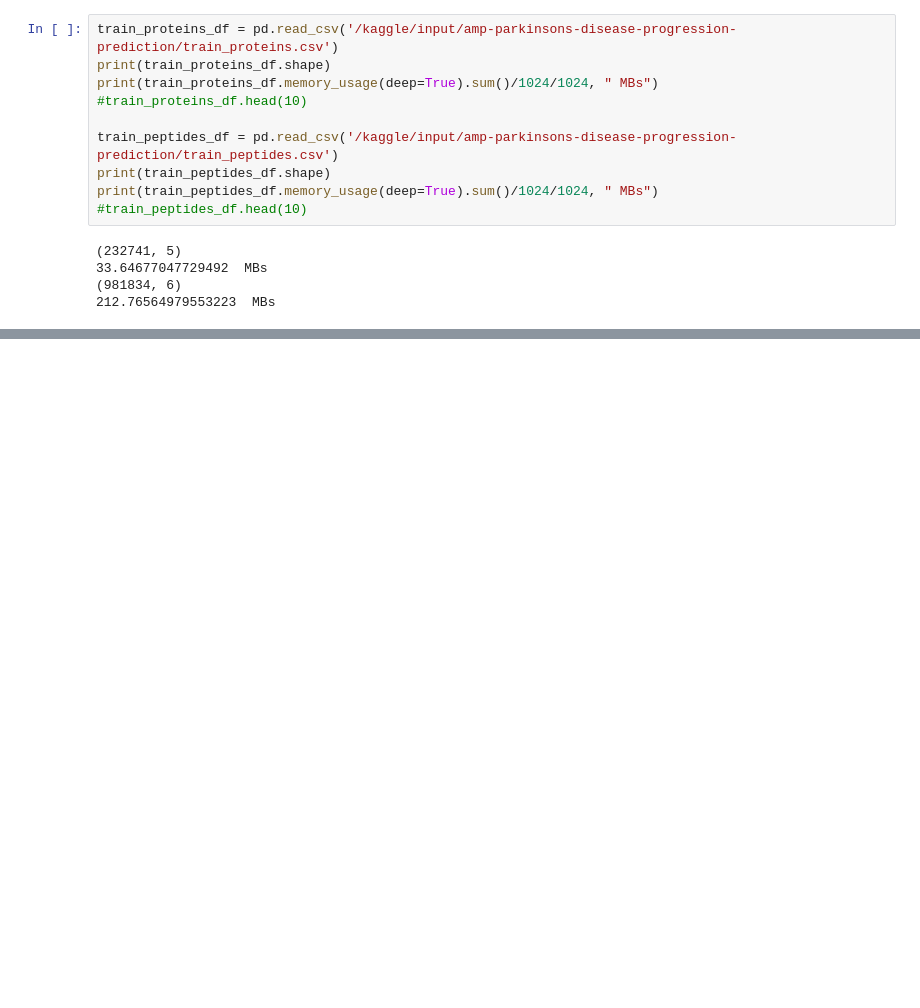
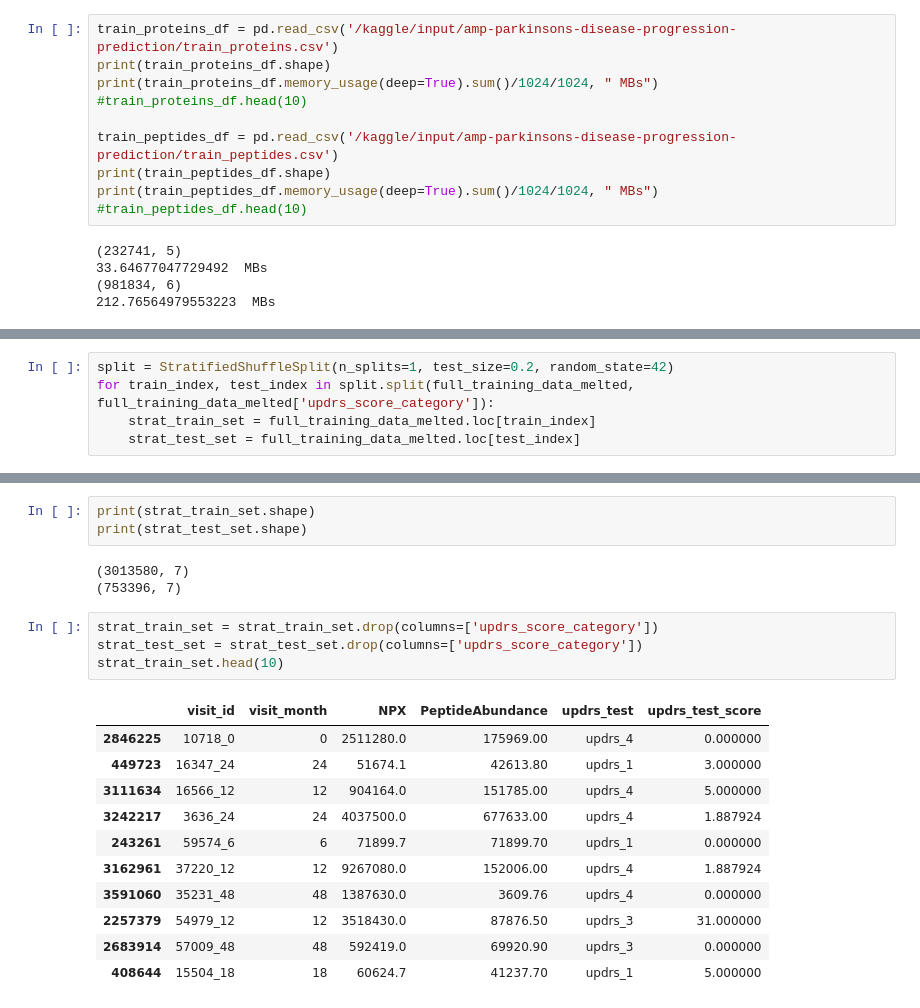
Before and after one commit to sumaniitm/AMP-parkinsons-disease-progression-prediction, a Jupyter notebook: amp-parkinson-s-disease-progression-prediction.ipynb, the cells around one changed output, grey strips where cells are left out. Cells and saved outputs as stored; diff of their text form; blank space fills up the shorter version.

```diff
--- a/amp-parkinson-s-disease-progression-prediction.ipynb
+++ b/amp-parkinson-s-disease-progression-prediction.ipynb
@@ -187,0 +190,5 @@ full_training_data_melted[full_training_data_melted['updrs_test_score']==0].plot
+# %%
+split = StratifiedShuffleSplit(n_splits=1, test_size=0.2, random_state=42)
+for train_index, test_index in split.split(full_training_data_melted, full_training_data_melted['updrs_score_category']):
+    strat_train_set = full_training_data_melted.loc[train_index]
+    strat_test_set = full_training_data_melted.loc[test_index]
@@ -187,0 +223,22 @@ full_training_data_melted[full_training_data_melted['updrs_test_score']==0].plot
+# %%
+print(strat_train_set.shape)
+print(strat_test_set.shape)
+# %% [output]
+(3013580, 7)
+(753396, 7)
+# %%
+strat_train_set = strat_train_set.drop(columns=['updrs_score_category'])
+strat_test_set = strat_test_set.drop(columns=['updrs_score_category'])
+strat_train_set.head(10)
+# %% [output]
+|  | visit_id | visit_month | NPX | PeptideAbundance | updrs_test | updrs_test_score |
+| 2846225 | 10718_0 | 0 | 2511280.0 | 175969.00 | updrs_4 | 0.000000 |
+| 449723 | 16347_24 | 24 | 51674.1 | 42613.80 | updrs_1 | 3.000000 |
+| 3111634 | 16566_12 | 12 | 904164.0 | 151785.00 | updrs_4 | 5.000000 |
+| 3242217 | 3636_24 | 24 | 4037500.0 | 677633.00 | updrs_4 | 1.887924 |
+| 243261 | 59574_6 | 6 | 71899.7 | 71899.70 | updrs_1 | 0.000000 |
+| 3162961 | 37220_12 | 12 | 9267080.0 | 152006.00 | updrs_4 | 1.887924 |
+| 3591060 | 35231_48 | 48 | 1387630.0 | 3609.76 | updrs_4 | 0.000000 |
+| 2257379 | 54979_12 | 12 | 3518430.0 | 87876.50 | updrs_3 | 31.000000 |
+| 2683914 | 57009_48 | 48 | 592419.0 | 69920.90 | updrs_3 | 0.000000 |
+| 408644 | 15504_18 | 18 | 60624.7 | 41237.70 | updrs_1 | 5.000000 |
```
Also changed, not shown: parts of 17 cells of this notebook.
